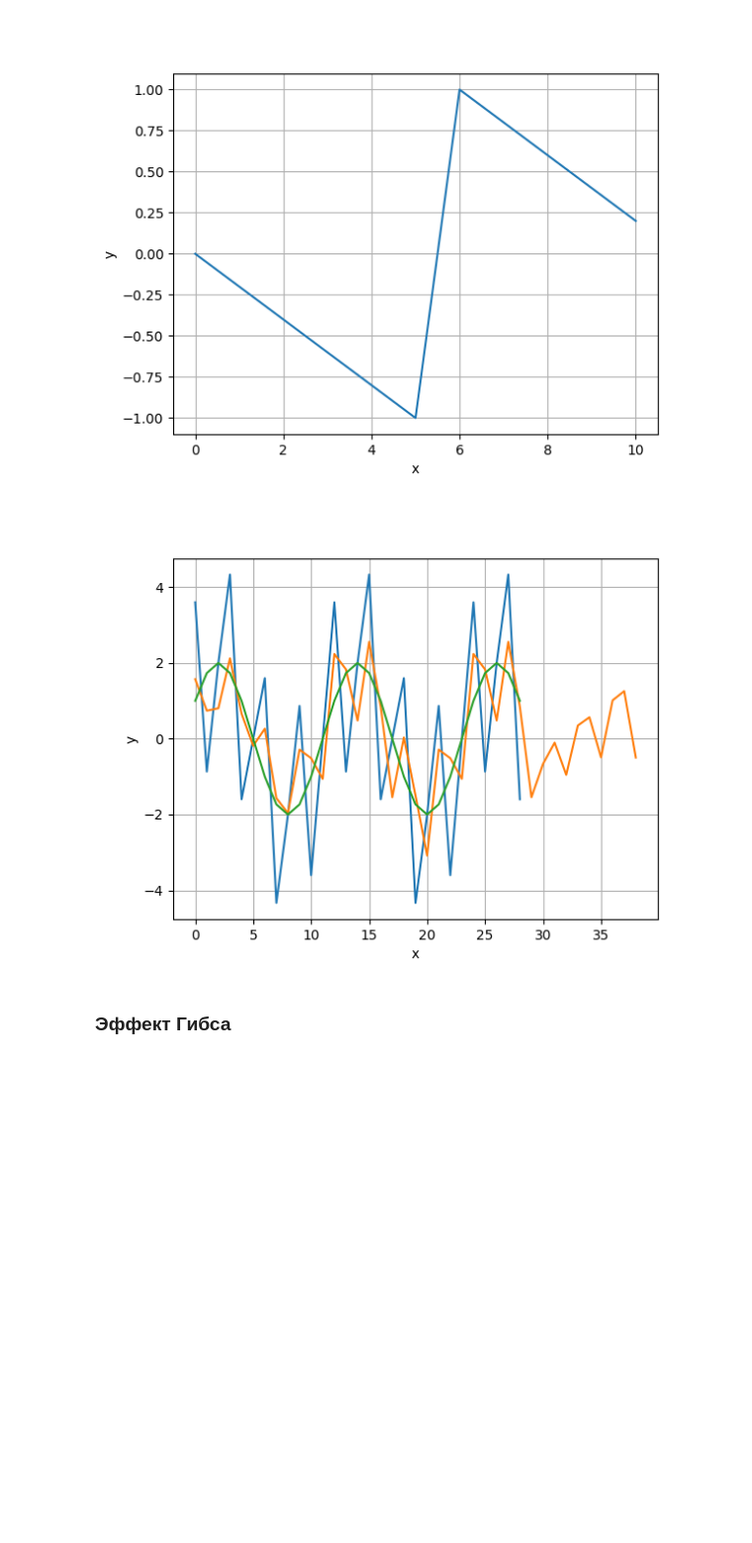
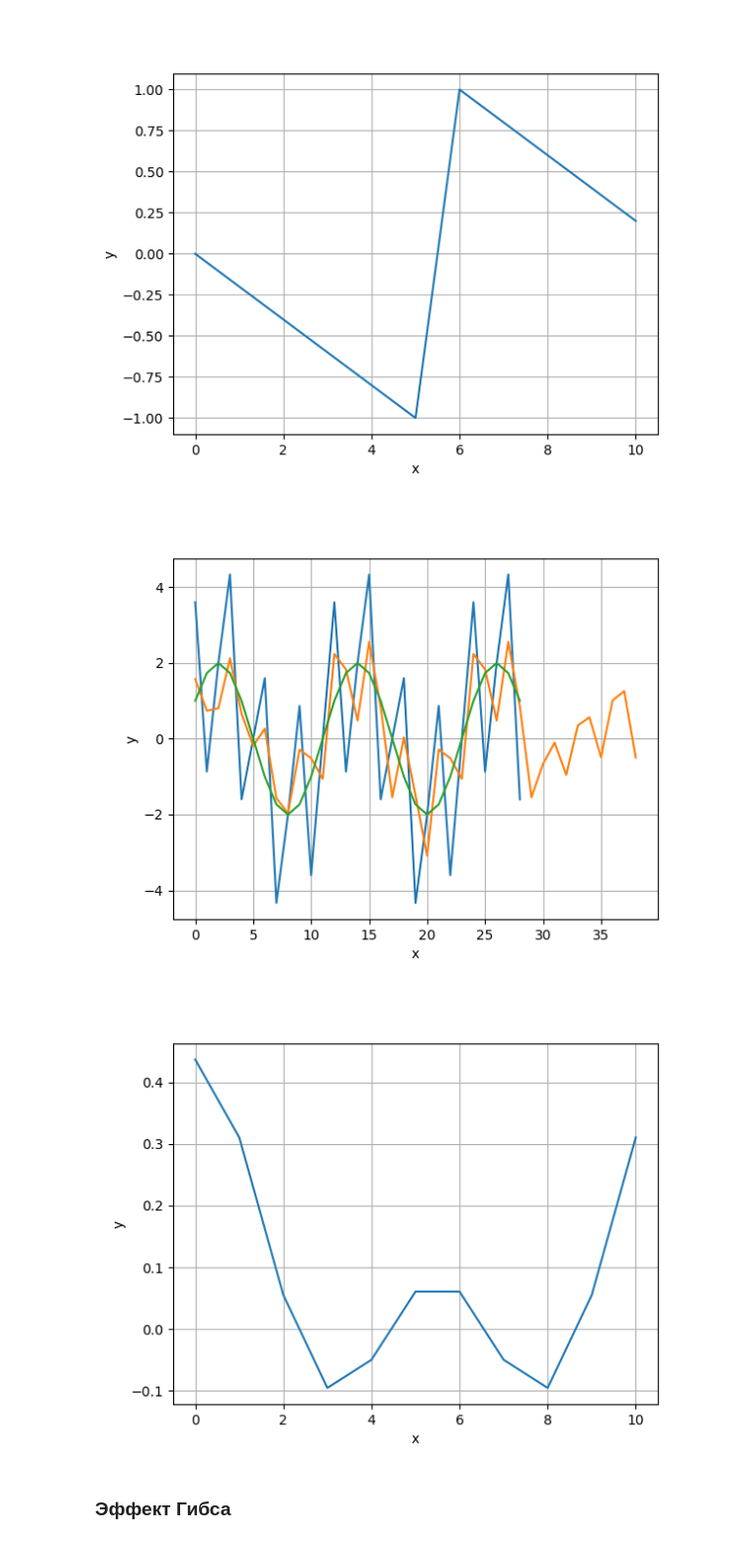
Before and after one commit to Niatomi/conversion-of-measurement-signals-course, a Jupyter notebook: src/practice_8.ipynb, the cells around one changed output. Shown at 99% size. Saved outputs shown, nothing was run; the diff lists cells and outputs as text; code cells hidden in the pictures; blank space fills up the shorter version.

Commit message:
Add IR plot

```diff
--- a/src/practice_8.ipynb
+++ b/src/practice_8.ipynb
@@ -105,9 +105,11 @@ def arexp(array: np.ndarray) -> np.ndarray:
 # %%
 Fe = arexp(Fa)
 IR = np.fft.ifft(Ha * Fe)
 plot(sig, filtr(sig, IR), filtered_reference)
+plot(IR)
 # %% [output]
 [figure]
+[figure, added]
 # %% [markdown]
 ### Эффект Гибса
 # %%
```
